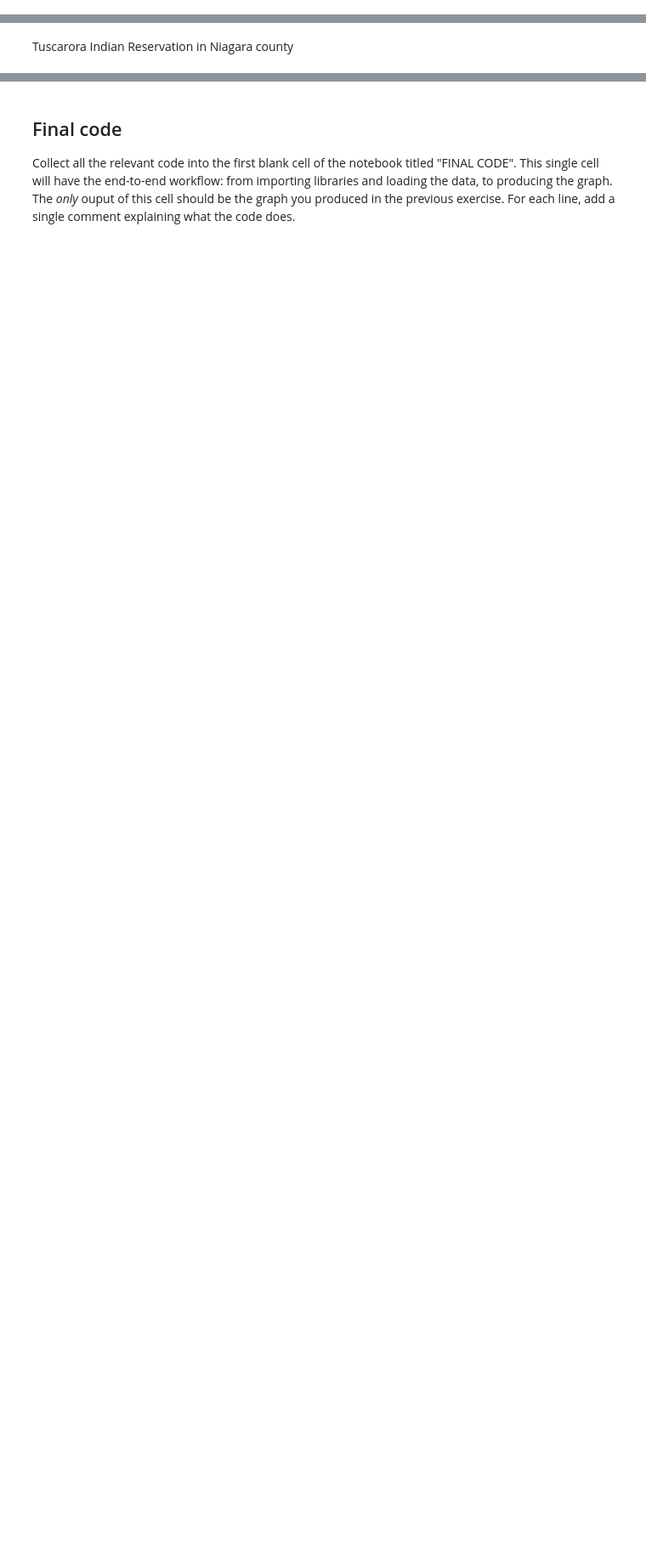
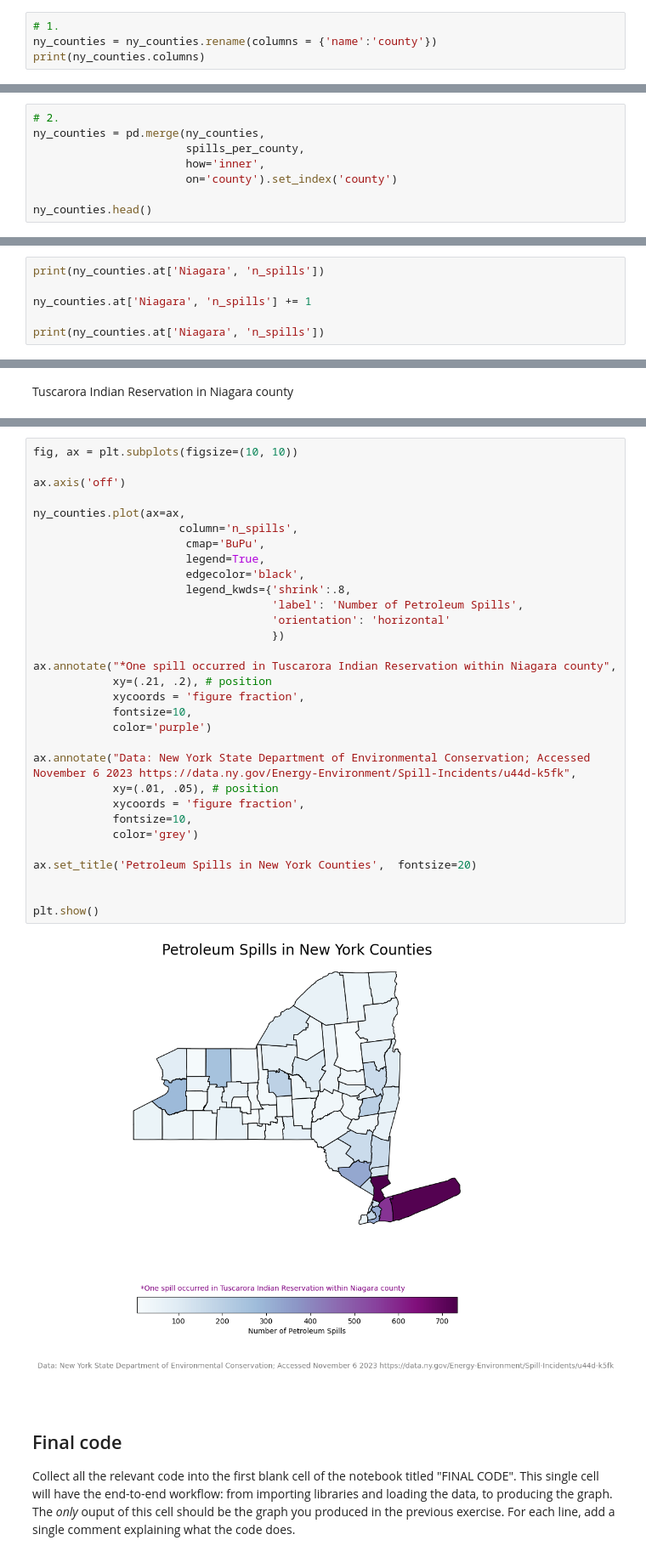
Before and after one commit to shmuir/eds-220-assignment-3, a Jupyter notebook: hwk3-task1-spills.ipynb, the cells around one changed output, grey strips where cells are left out. Shown at 85% size. Saved outputs shown, nothing was run; the diff lists cells and outputs as text; blank space fills up the shorter version.

```diff
--- a/hwk3-task1-spills.ipynb
+++ b/hwk3-task1-spills.ipynb
@@ -226,0 +421,4 @@ From our previous exploration we know that Tuscarora Indian Reservation will not
+# %%
+# 1.
+ny_counties = ny_counties.rename(columns = {'name':'county'})
+print(ny_counties.columns)
@@ -226,0 +430,8 @@ From our previous exploration we know that Tuscarora Indian Reservation will not
+# %%
+# 2.
+ny_counties = pd.merge(ny_counties,
+                       spills_per_county,
+                       how='inner',
+                       on='county').set_index('county')
+
+ny_counties.head()
@@ -226,0 +446,6 @@ From our previous exploration we know that Tuscarora Indian Reservation will not
+# %%
+print(ny_counties.at['Niagara', 'n_spills'])
+
+ny_counties.at['Niagara', 'n_spills'] += 1
+
+print(ny_counties.at['Niagara', 'n_spills'])
@@ -241,3 +467,36 @@ Tuscarora Indian Reservation in Niagara county
+# %%
+fig, ax = plt.subplots(figsize=(10, 10))
+
+ax.axis('off')
+
+ny_counties.plot(ax=ax,
+                      column='n_spills',
+                       cmap='BuPu',
+                       legend=True,
+                       edgecolor='black',
+                       legend_kwds={'shrink':.8,
+                                    'label': 'Number of Petroleum Spills',
+                                    'orientation': 'horizontal'
+                                    })
+
+ax.annotate("*One spill occurred in Tuscarora Indian Reservation within Niagara county",
+            xy=(.21, .2), # position
+            xycoords = 'figure fraction',
+            fontsize=10,
+            color='purple')
+
+ax.annotate("Data: New York State Department of Environmental Conservation; Accessed November 6 2023 https://data.ny.gov/Energy-Environment/Spill-Incidents/u44d-k5fk",
+            xy=(.01, .05), # position
+            xycoords = 'figure fraction',
+            fontsize=10,
+            color='grey')
+
+ax.set_title('Petroleum Spills in New York Counties',  fontsize=20)
+
+
+plt.show()
+# %% [output]
+[figure, added]
 # %% [markdown]
 ## Final code
 
```
Also changed, not shown: parts of 46 cells of this notebook.
